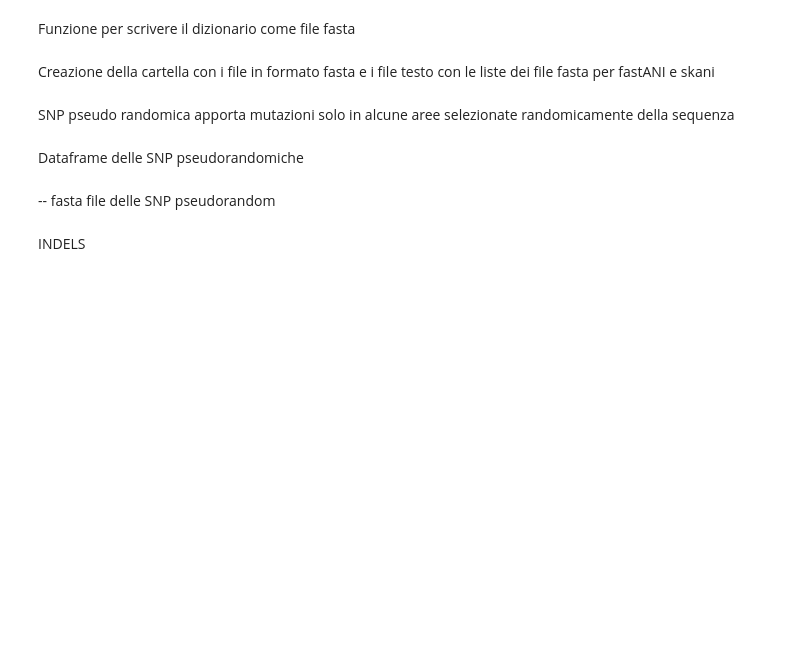
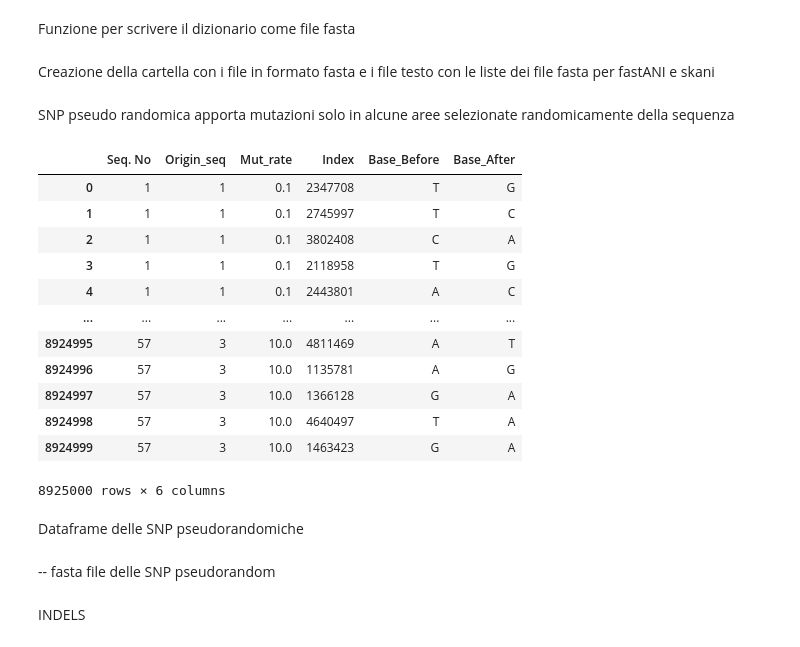
Before and after one commit to GentleHoney/fastANI-skani-comparison, a Jupyter notebook: FastANI_compare.ipynb, the cells around one changed output. Saved outputs shown, nothing was run; the diff lists cells and outputs as text; code cells hidden in the pictures; blank space fills up the shorter version.

```diff
--- a/FastANI_compare.ipynb
+++ b/FastANI_compare.ipynb
@@ -299,6 +299,24 @@ def duplicated_index(dataframe):
         print("No duplicated indexes found.")
     else:
         return index_dict
+# %%
+def make_dataframe (dictionary,batch_size):
+
+    batch = []
+    all_batches = []
+
+    for count,((ori,mut), value) in enumerate(dictionary.items(),start=1):
+        for i in value['indices']:
+            row = {'Seq. No':count,'Origin_seq':ori,'Mut_rate':mut,'Index':i['index'],'Base_Before':i['base_before'],'Base_After':i['base_after']}
+            batch.append(row)
+            if len(batch) >= batch_size:
+                all_batches.append(pd.DataFrame(batch))
+                batch = []
+    if batch:
+        all_batches.append(pd.DataFrame(batch))
+
+    if all_batches:
+        return pd.concat(all_batches, ignore_index=True)
 # %% [markdown]
 SNP con sequenze sintetiche
 # %%
@@ -388,6 +412,22 @@ makefasta(dict1, dir)
 SNP pseudo randomica apporta mutazioni solo in alcune aree selezionate randomicamente della sequenza
 # %%
 pseudoseq,pseudodata =SNP_1_opt(newlist_ofseq,True)
+# %%
+pseudosnp_dataframe = make_dataframe(pseudodata,10000)
+# %% [output]
+|  | Seq. No | Origin_seq | Mut_rate | Index | Base_Before | Base_After |
+| 0 | 1 | 1 | 0.1 | 2347708 | T | G |
+| 1 | 1 | 1 | 0.1 | 2745997 | T | C |
+| 2 | 1 | 1 | 0.1 | 3802408 | C | A |
+| 3 | 1 | 1 | 0.1 | 2118958 | T | G |
+| 4 | 1 | 1 | 0.1 | 2443801 | A | C |
+| ... | ... | ... | ... | ... | ... | ... |
+| 8924995 | 57 | 3 | 10.0 | 4811469 | A | T |
+| 8924996 | 57 | 3 | 10.0 | 1135781 | A | G |
+| 8924997 | 57 | 3 | 10.0 | 1366128 | G | A |
+| 8924998 | 57 | 3 | 10.0 | 4640497 | T | A |
+| 8924999 | 57 | 3 | 10.0 | 1463423 | G | A |
+8925000 rows × 6 columns
 # %%
 snpdata = []
 for count,((ori,mut), value) in enumerate(pseudodata.items()):
```
Also changed, not shown: parts of 4 cells of this notebook.
